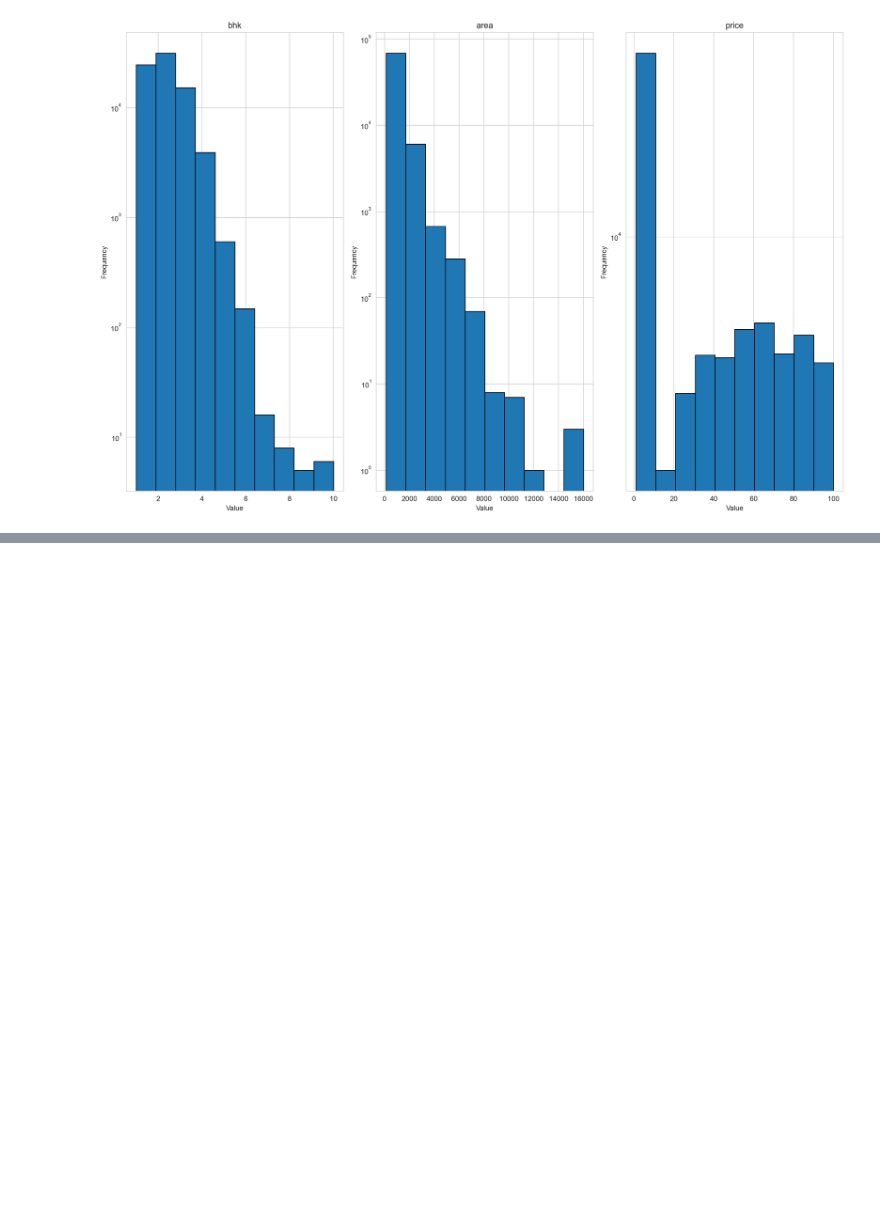
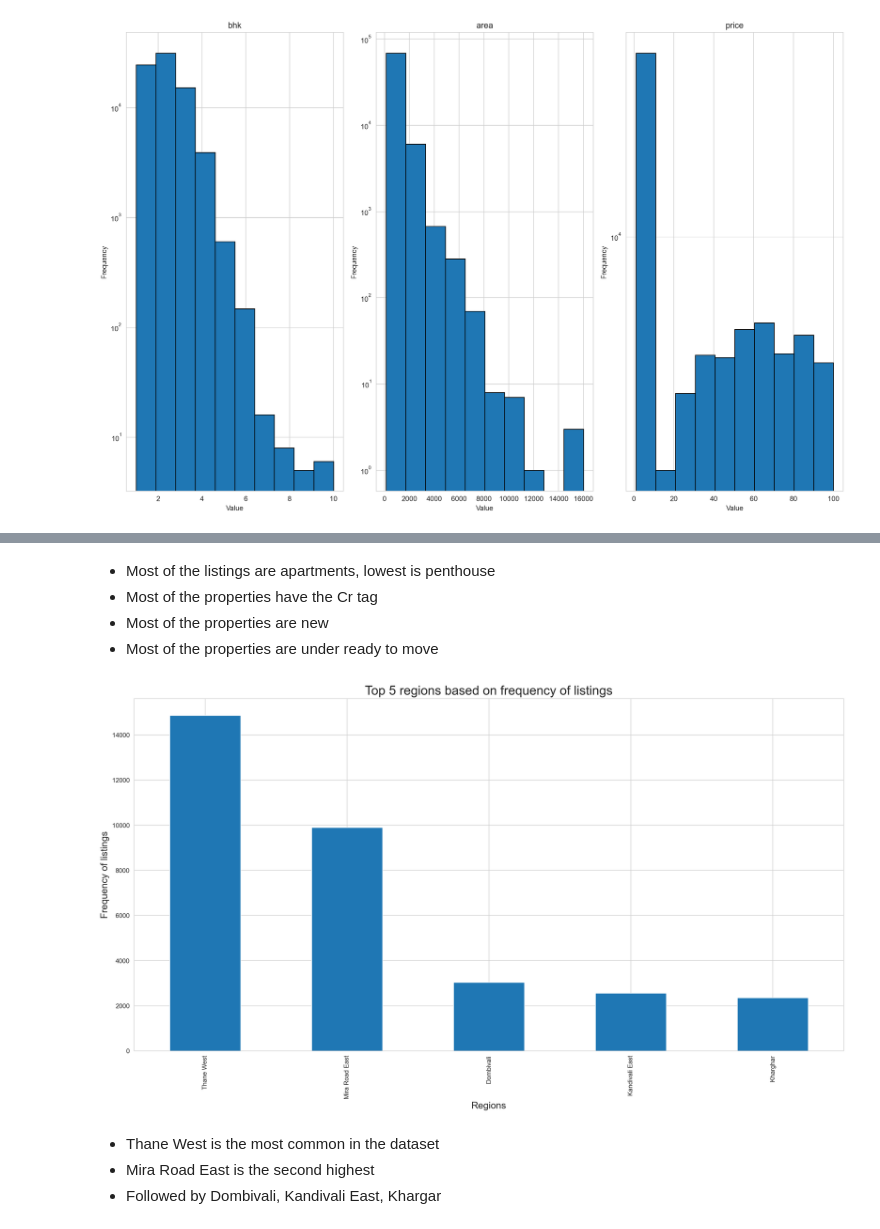
Before and after one commit to Asifdotexe/mumbai-property-price-prediction-model, a Jupyter notebook: code/EDA on Mumbai House Prices.ipynb, the cells around one changed output, grey strips where cells are left out. Saved outputs shown, nothing was run; the diff lists cells and outputs as text; code cells hidden in the pictures; blank space fills up the shorter version.

```diff
--- a/code/EDA on Mumbai House Prices.ipynb
+++ b/code/EDA on Mumbai House Prices.ipynb
@@ -160,0 +182,18 @@ plot_histograms(df,yscale='log')
+# %% [markdown]
+- Most of the listings are apartments, lowest is penthouse
+- Most of the properties have the Cr tag
+- Most of the properties are new
+- Most of the properties are under ready to move
+# %%
+# top 5 most commmon regions
+df['region'].value_counts().head(5).plot(kind='bar')
+plt.title('Top 5 regions based on frequency of listings', fontsize=20)
+plt.ylabel('Frequency of listings', fontsize=15)
+plt.xlabel('Regions', fontsize=15)
+plt.show()
+# %% [output]
+[figure, added]
+# %% [markdown]
+- Thane West is the most common in the dataset
+- Mira Road East is the second highest
+- Followed by Dombivali, Kandivali East, Khargar
```
Also changed, not shown: parts of 9 cells of this notebook.
